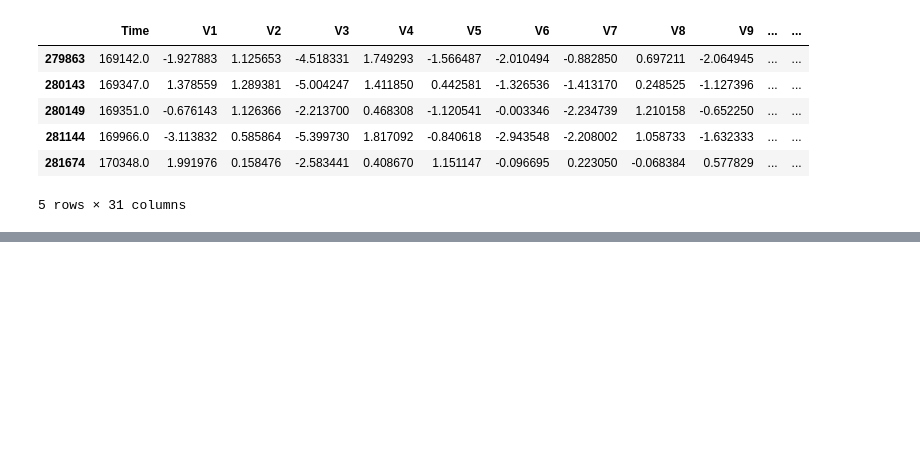
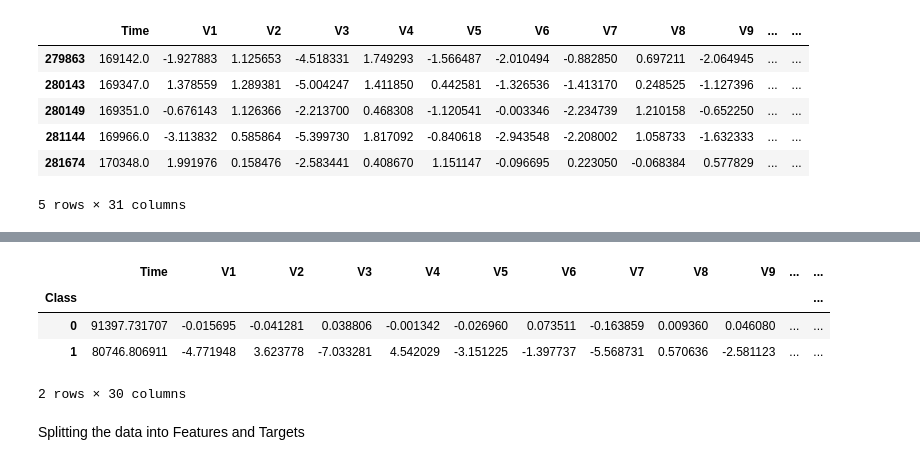
Before and after one commit to Shreya1998-35/amex-data-quality-pipeline, a Jupyter notebook: chapter_appendix-tools-for-deep-learning/jupyter.ipynb, the cells around one changed output, grey strips where cells are left out. Drawn from its saved outputs; the diff is of its cells as text; code cells hidden in the pictures; blank space fills up the shorter version.

```diff
--- a/chapter_appendix-tools-for-deep-learning/jupyter.ipynb
+++ b/chapter_appendix-tools-for-deep-learning/jupyter.ipynb
@@ -183,0 +192,10 @@ new_dataset.tail()
+# %%
+new_dataset.groupby('Class').mean()
+# %% [output]
+|  | Time | V1 | V2 | V3 | V4 | V5 | V6 | V7 | V8 | V9 | ... | ... |
+| Class |  |  |  |  |  |  |  |  |  |  |  | ... |
+| 0 | 91397.731707 | -0.015695 | -0.041281 | 0.038806 | -0.001342 | -0.026960 | 0.073511 | -0.163859 | 0.009360 | 0.046080 | ... | ... |
+| 1 | 80746.806911 | -4.771948 | 3.623778 | -7.033281 | 4.542029 | -3.151225 | -1.397737 | -5.568731 | 0.570636 | -2.581123 | ... | ... |
+2 rows × 30 columns
+# %% [markdown]
+Splitting the data into Features and Targets
```
Also changed, not shown: parts of 1 cell of this notebook.
